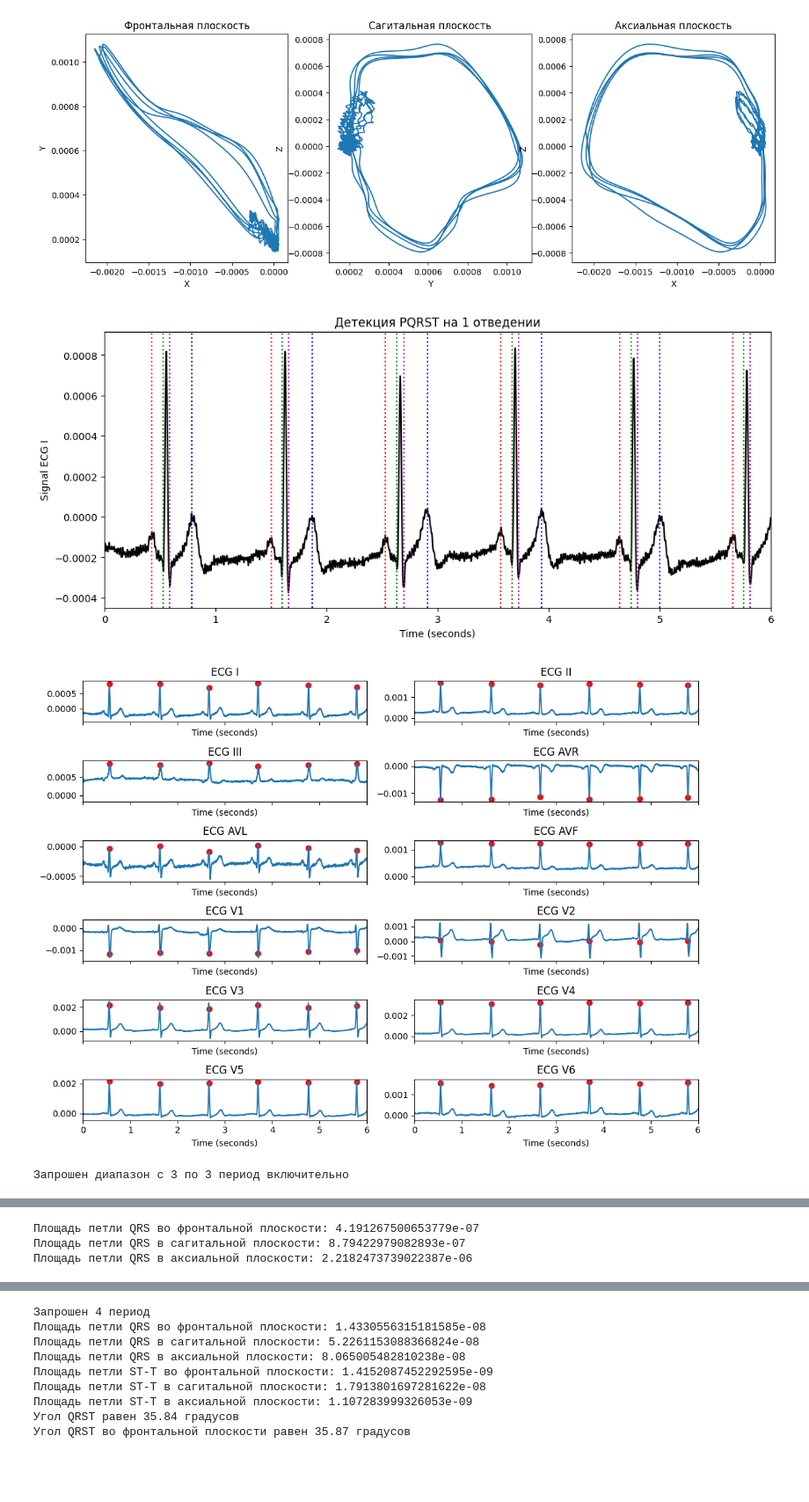
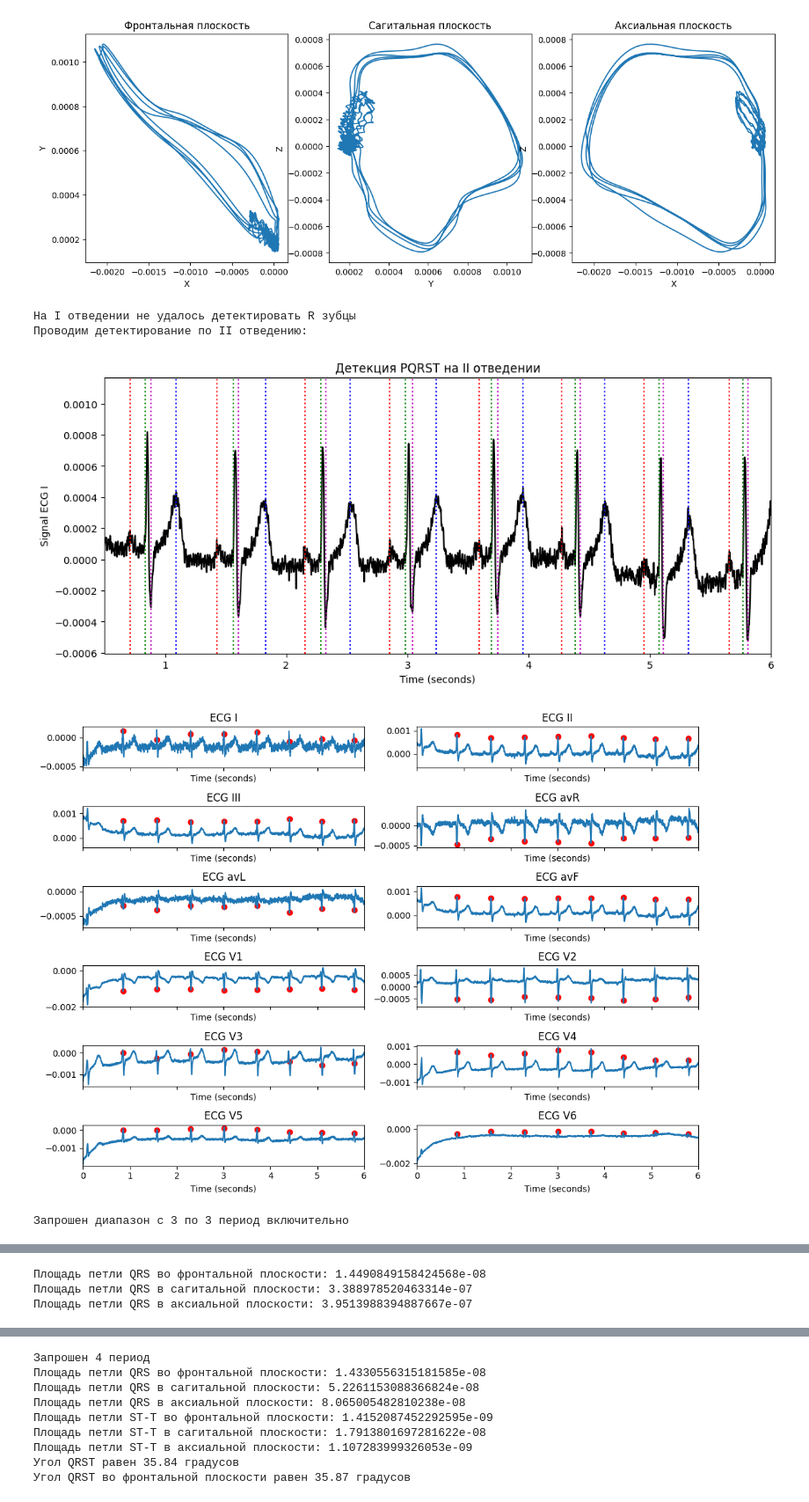
Before and after one commit to Koldim2001/vector_ECG, a Jupyter notebook: utils/code_example.ipynb, the cells around one changed output, grey strips where cells are left out. Shown at 88% size. Drawn from its saved outputs; the diff is of its cells as text; code cells hidden in the pictures; blank space fills up the shorter version.

```diff
--- a/utils/code_example.ipynb
+++ b/utils/code_example.ipynb
@@ -111,25 +111,27 @@ res = process(input)
 [figure]
 # %%
 input ={}
-input["data_edf"] = '../Data_VECG/ECG_1.edf'
+input["data_edf"] = 'C:/Users/Дмитрий/Downloads/НД-ЭКГ-1.0 от 140323/НД-ЭКГ-1.0 от 140323/1090205.edf'
 input["n_term_start"] = 3
 input["n_term_finish"] = 3
 input["filt"] = True
 input["f_sreza"] = 0.5
 input["f_sampling"] = 2000
 input["show_detected_pqrst"] = True
 input["show_ecg"] = True
 input["plot_3d"] = True
 input["save_images"] = False
 input["show_log_scaling"] = True
 input["cancel_showing"] = False
 input["qrs_loop_area"] = True
 input["t_loop_area"] = True
 input["show_log_loop_area"] = True
 input["count_qrst_angle"] = True
 input["show_log_qrst_angle"] = True
 res = process(input)
 # %% [output]
+На I отведении не удалось детектировать R зубцы
+Проводим детектирование по II отведению:
-[figure, old version]
+[figure, new version]
-[figure, old version]
+[figure, new version]
-Запрошен диапазон с 3 по 3 период включительно
+Запрошен диапазон с 3 по 3 период включительно
@@ -139,3 +141,3 @@ res = process(input)
-Площадь петли QRS во фронтальной плоскости: 4.191267500653779e-07
-Площадь петли QRS в сагитальной плоскости: 8.79422979082893e-07
-Площадь петли QRS в аксиальной плоскости: 2.2182473739022387e-06
+Площадь петли QRS во фронтальной плоскости: 1.4490849158424568e-08
+Площадь петли QRS в сагитальной плоскости: 3.388978520463314e-07
+Площадь петли QRS в аксиальной плоскости: 3.9513988394887667e-07
```
Also changed, not shown: parts of 3 cells of this notebook, 2 other files.
